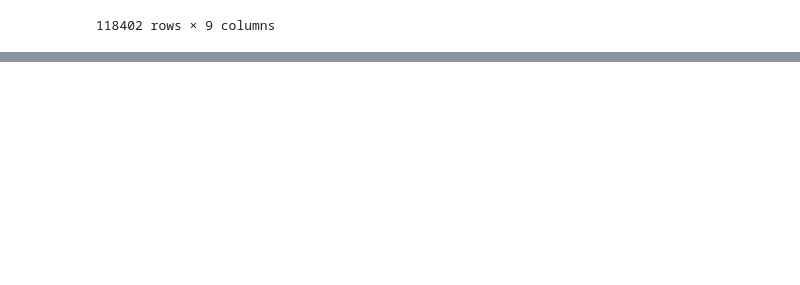
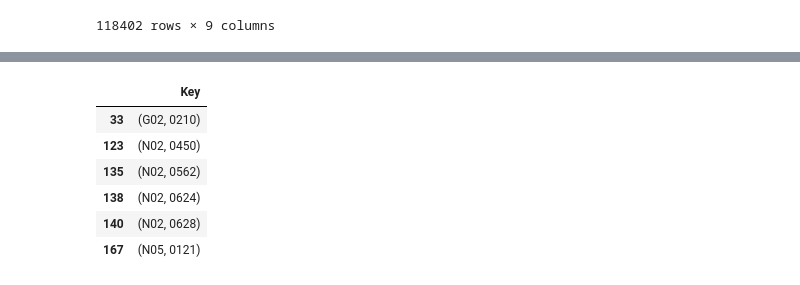
Before and after one commit to realreul/ML-with-CLAAS, a Jupyter notebook: MlDataFrame.ipynb, the cells around one changed output, grey strips where cells are left out. Drawn from its saved outputs; the diff is of its cells as text; code cells hidden in the pictures; blank space fills up the shorter version.

```diff
--- a/MlDataFrame.ipynb
+++ b/MlDataFrame.ipynb
@@ -58,0 +238,26 @@ filtered_df_crop
+# %%
+# Erstelle eine Liste der Längen aller Zeitreihen und speichere die zugehörigen Schlüssel
+lengths = []
+keys = []
+for merkmalname, merkmale in monthly_aggregates.items():
+    for merkmalwert, dataframe in merkmale.items():
+        lengths.append(len(dataframe))
+        keys.append((merkmalname, merkmalwert))
+
+# Erstelle einen DataFrame aus dieser Liste
+lengths_df = pd.DataFrame({'Key': keys, 'Length': lengths})
+
+# Nutze `pd.cut` um die Längen in Bins von 10 zu gruppieren
+lengths_df['Bin'] = pd.cut(lengths_df['Length'], bins=range(0, max(lengths) + 10, 10), right=False)
+
+# Wähle einen spezifischen Bin aus
+desired_bin = pd.Interval(left=140, right=150, closed='left')
+filtered_keys = lengths_df[lengths_df['Bin'] == desired_bin]['Key']
+
+# Iteriere durch die gefilterten Schlüssel und gib die entsprechenden DataFrames aus
+for key in filtered_keys:
+    merkmalname, merkmalwert = key
+    dataframe = monthly_aggregates[merkmalname][merkmalwert]
+    print(f'Merkmalname: {merkmalname}, Merkmalwert: {merkmalwert}, Länge: {len(dataframe)}')
+    print(dataframe)
+    print("\n---\n")
@@ -58,0 +282,10 @@ filtered_df_crop
+# %%
+filtered_keys
+# %% [output]
+|  | Key |
+| 33 | (G02, 0210) |
+| 123 | (N02, 0450) |
+| 135 | (N02, 0562) |
+| 138 | (N02, 0624) |
+| 140 | (N02, 0628) |
+| 167 | (N05, 0121) |
```
Also changed, not shown: parts of 22 cells of this notebook, 1 other file.
